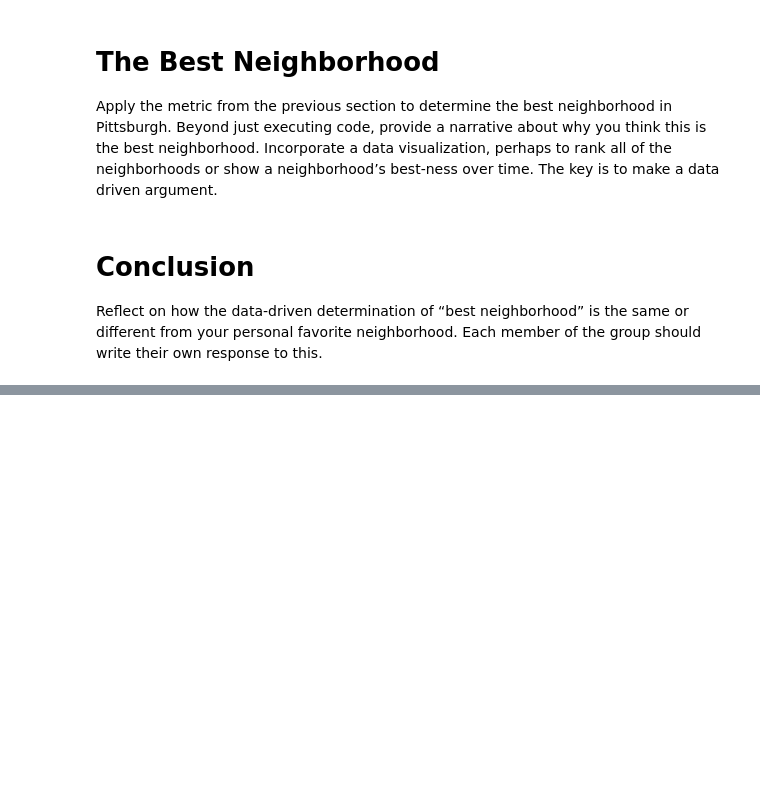
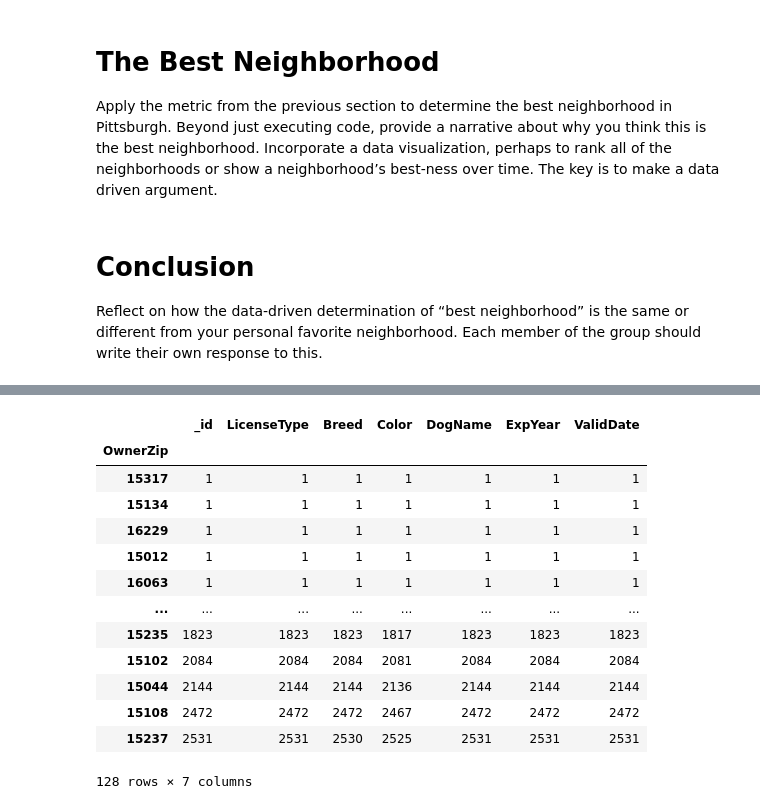
Before and after one commit to Cheggrett/CMPINF0010_Final, a Jupyter notebook: FinalProject.ipynb, the cells around one changed output, grey strips where cells are left out. Cells and saved outputs as stored; diff of their text form; code cells hidden in the pictures; blank space fills up the shorter version.

```diff
--- a/FinalProject.ipynb
+++ b/FinalProject.ipynb
@@ -22,0 +140,20 @@ Reflect on how the data-driven determination of “best neighborhood” is the s
+# %%
+dog_license = pd.read_csv("DogLicense2024.csv")
+dog_license = dog_license.groupby('OwnerZip').count().sort_values(by=['_id'], ascending=True)
+zipcodes = pd.read_csv("zipcodes.csv")
+dog_license
+# %% [output]
+|  | _id | LicenseType | Breed | Color | DogName | ExpYear | ValidDate |
+| OwnerZip |  |  |  |  |  |  |  |
+| 15317 | 1 | 1 | 1 | 1 | 1 | 1 | 1 |
+| 15134 | 1 | 1 | 1 | 1 | 1 | 1 | 1 |
+| 16229 | 1 | 1 | 1 | 1 | 1 | 1 | 1 |
+| 15012 | 1 | 1 | 1 | 1 | 1 | 1 | 1 |
+| 16063 | 1 | 1 | 1 | 1 | 1 | 1 | 1 |
+| ... | ... | ... | ... | ... | ... | ... | ... |
+| 15235 | 1823 | 1823 | 1823 | 1817 | 1823 | 1823 | 1823 |
+| 15102 | 2084 | 2084 | 2084 | 2081 | 2084 | 2084 | 2084 |
+| 15044 | 2144 | 2144 | 2144 | 2136 | 2144 | 2144 | 2144 |
+| 15108 | 2472 | 2472 | 2472 | 2467 | 2472 | 2472 | 2472 |
+| 15237 | 2531 | 2531 | 2530 | 2525 | 2531 | 2531 | 2531 |
+128 rows × 7 columns
```
Also changed, not shown: parts of 12 cells of this notebook.
